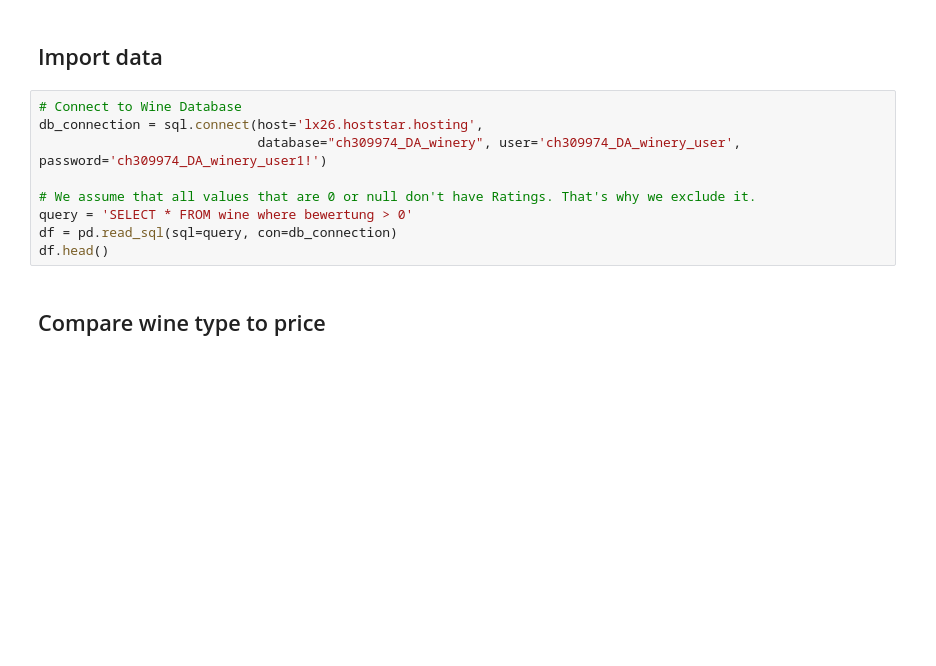
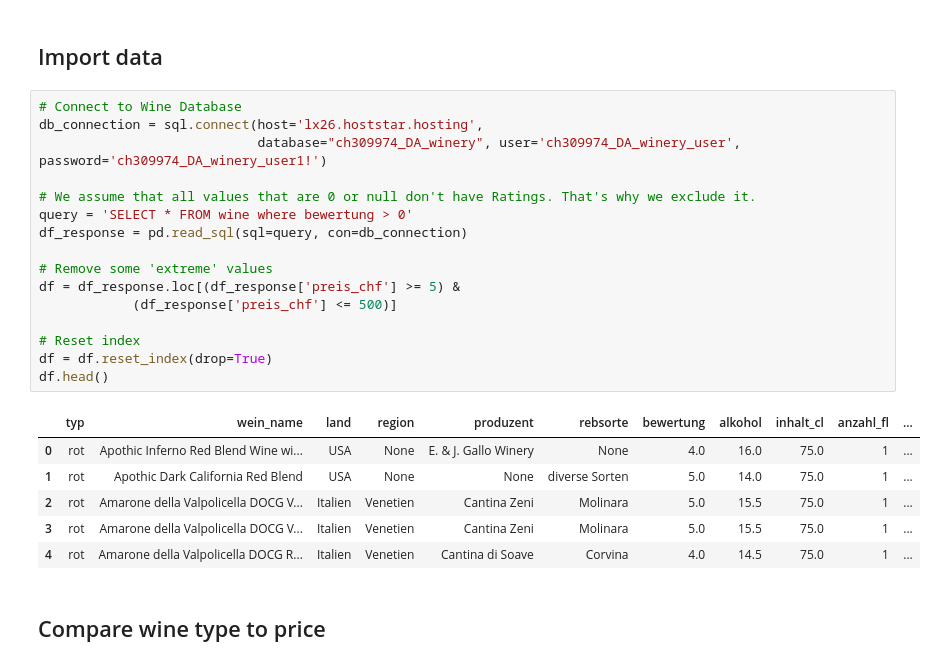
Before and after one commit to TobiasFatzer/data_analytics_final_project, a Jupyter notebook: 02_data_analyzation.ipynb, the cells around one changed output. Cells and saved outputs as stored; diff of their text form; blank space fills up the shorter version.

Commit message:
added remove extreme values

```diff
--- a/02_data_analyzation.ipynb
+++ b/02_data_analyzation.ipynb
@@ -20,12 +20,26 @@ warnings.filterwarnings('ignore')
 # %%
 # Connect to Wine Database
 db_connection = sql.connect(host='lx26.hoststar.hosting',
                             database="ch309974_DA_winery", user='ch309974_DA_winery_user', password='ch309974_DA_winery_user1!')
 
 # We assume that all values that are 0 or null don't have Ratings. That's why we exclude it.
 query = 'SELECT * FROM wine where bewertung > 0'
-df = pd.read_sql(sql=query, con=db_connection)
+df_response = pd.read_sql(sql=query, con=db_connection)
+
+# Remove some 'extreme' values
+df = df_response.loc[(df_response['preis_chf'] >= 5) &
+            (df_response['preis_chf'] <= 500)]
+
+# Reset index
+df = df.reset_index(drop=True)
 df.head()
+# %% [output]
+|  | typ | wein_name | land | region | produzent | rebsorte | bewertung | alkohol | inhalt_cl | anzahl_fl | ... |
+| 0 | rot | Apothic Inferno Red Blend Wine wi... | USA | None | E. & J. Gallo Winery | None | 4.0 | 16.0 | 75.0 | 1 | ... |
+| 1 | rot | Apothic Dark California Red Blend | USA | None | None | diverse Sorten | 5.0 | 14.0 | 75.0 | 1 | ... |
+| 2 | rot | Amarone della Valpolicella DOCG V... | Italien | Venetien | Cantina Zeni | Molinara | 5.0 | 15.5 | 75.0 | 1 | ... |
+| 3 | rot | Amarone della Valpolicella DOCG V... | Italien | Venetien | Cantina Zeni | Molinara | 5.0 | 15.5 | 75.0 | 1 | ... |
+| 4 | rot | Amarone della Valpolicella DOCG R... | Italien | Venetien | Cantina di Soave | Corvina | 4.0 | 14.5 | 75.0 | 1 | ... |
 # %% [markdown]
 ## Compare wine type to price
 # %%
```
